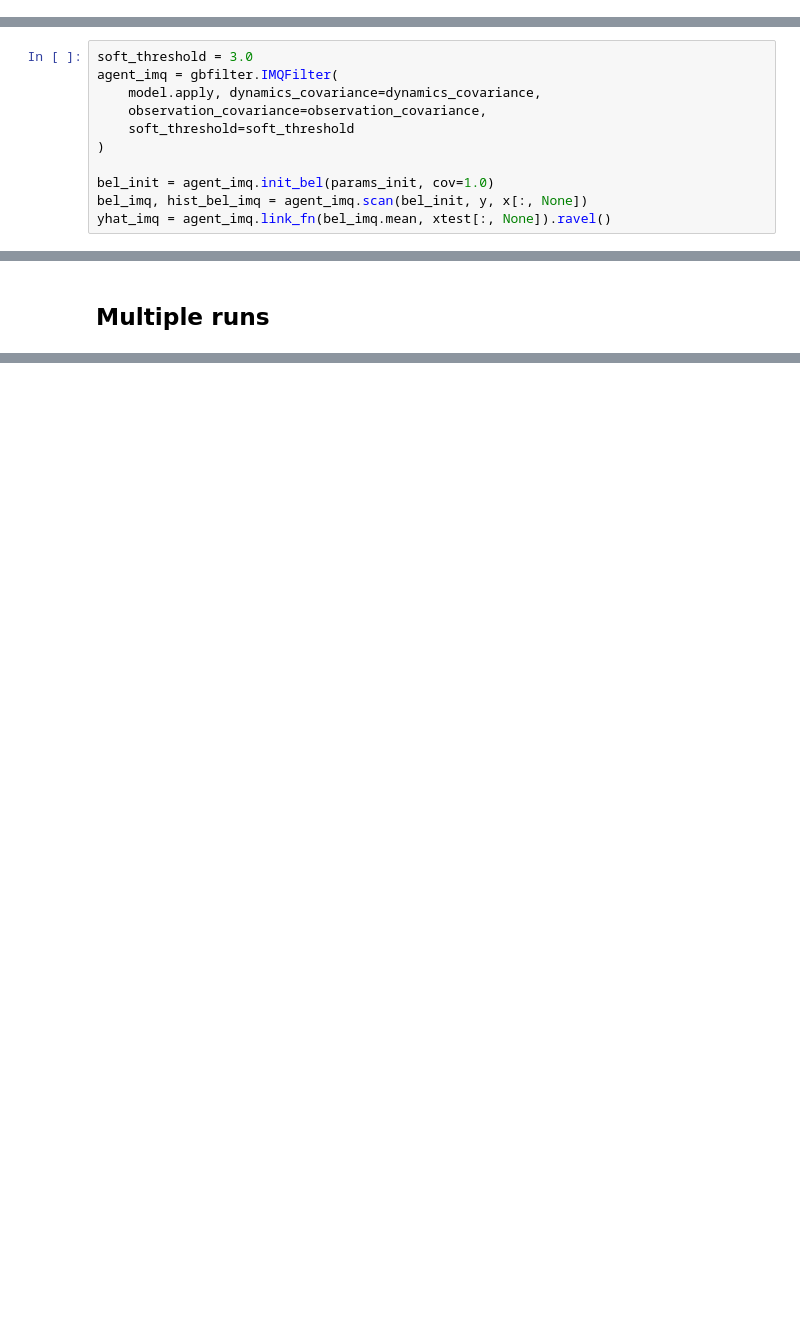
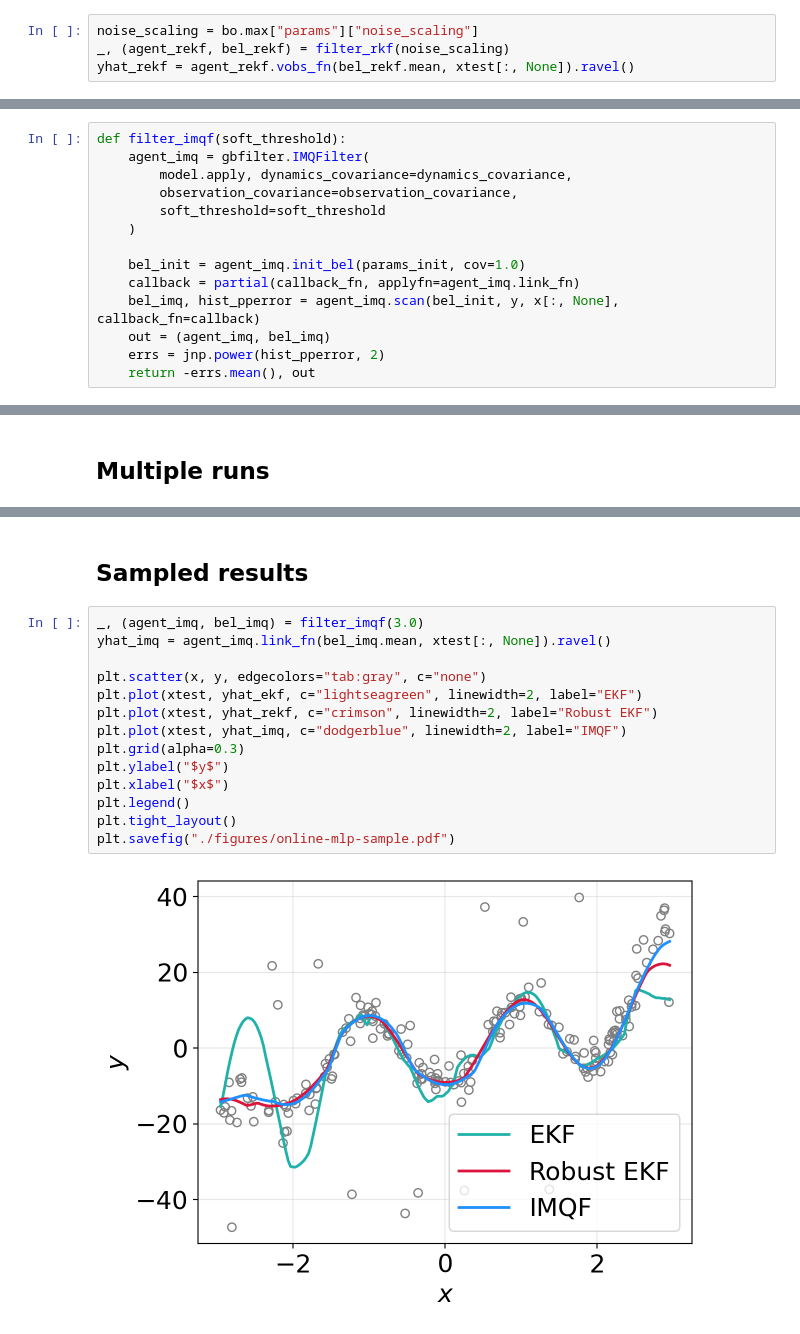
Before and after one commit to gerdm/weighted-likelihood-filter, a Jupyter notebook: experiments/online-mlp-training.ipynb, the cells around one changed output, grey strips where cells are left out. Cells and saved outputs as stored; diff of their text form; blank space fills up the shorter version.

Commit message:
feat: online-mlpl-training

```diff
--- a/experiments/online-mlp-training.ipynb
+++ b/experiments/online-mlp-training.ipynb
@@ -144,13 +163,6 @@ yhat_rekf = agent_rekf.vobs_fn(bel_rekf.mean, xtest[:, None]).ravel()
+# %%
+noise_scaling = bo.max["params"]["noise_scaling"]
+_, (agent_rekf, bel_rekf) = filter_rkf(noise_scaling)
+yhat_rekf = agent_rekf.vobs_fn(bel_rekf.mean, xtest[:, None]).ravel()
 # %% [markdown]
 ### Inverse Multi-quadratic filter
-# %%
-soft_threshold = 3.0
-agent_imq = gbfilter.IMQFilter(
-    model.apply, dynamics_covariance=dynamics_covariance,
-    observation_covariance=observation_covariance,
-    soft_threshold=soft_threshold
-)
-
-bel_init = agent_imq.init_bel(params_init, cov=1.0)
-bel_imq, hist_bel_imq = agent_imq.scan(bel_init, y, x[:, None])
-yhat_imq = agent_imq.link_fn(bel_imq.mean, xtest[:, None]).ravel()
@@ -169,0 +169,14 @@ plt.savefig("./figures/online-mlp-sample.pdf")
+# %%
+def filter_imqf(soft_threshold):
+    agent_imq = gbfilter.IMQFilter(
+        model.apply, dynamics_covariance=dynamics_covariance,
+        observation_covariance=observation_covariance,
+        soft_threshold=soft_threshold
+    )
+
+    bel_init = agent_imq.init_bel(params_init, cov=1.0)
+    callback = partial(callback_fn, applyfn=agent_imq.link_fn)
+    bel_imq, hist_pperror = agent_imq.scan(bel_init, y, x[:, None], callback_fn=callback)
+    out = (agent_imq, bel_imq)
+    errs = jnp.power(hist_pperror, 2)
+    return -errs.mean(), out
@@ -275,0 +312,18 @@ plt.savefig("./figures/online-mlp-benchmark.pdf")
+# %% [markdown]
+## Sampled results
+# %%
+_, (agent_imq, bel_imq) = filter_imqf(3.0)
+yhat_imq = agent_imq.link_fn(bel_imq.mean, xtest[:, None]).ravel()
+
+plt.scatter(x, y, edgecolors="tab:gray", c="none")
+plt.plot(xtest, yhat_ekf, c="lightseagreen", linewidth=2, label="EKF")
+plt.plot(xtest, yhat_rekf, c="crimson", linewidth=2, label="Robust EKF")
+plt.plot(xtest, yhat_imq, c="dodgerblue", linewidth=2, label="IMQF")
+plt.grid(alpha=0.3)
+plt.ylabel("$y$")
+plt.xlabel("$x$")
+plt.legend()
+plt.tight_layout()
+plt.savefig("./figures/online-mlp-sample.pdf")
+# %% [output]
+[figure, new version]
```
Also changed, not shown: parts of 13 cells of this notebook.
